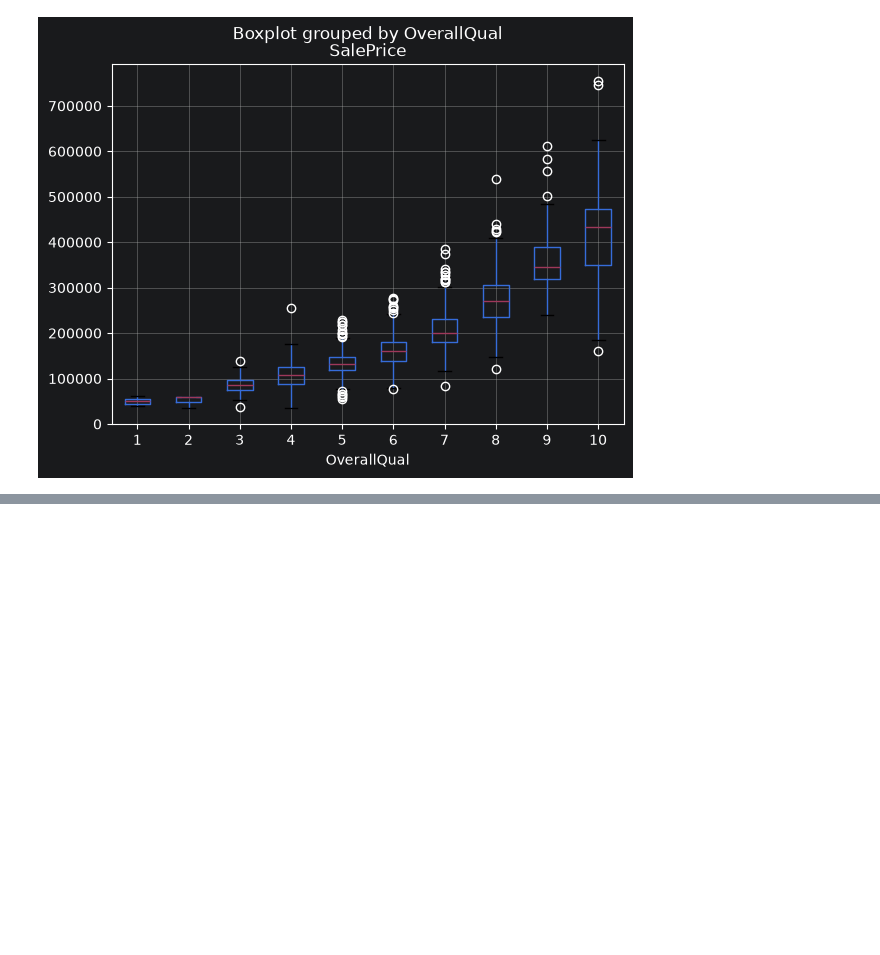
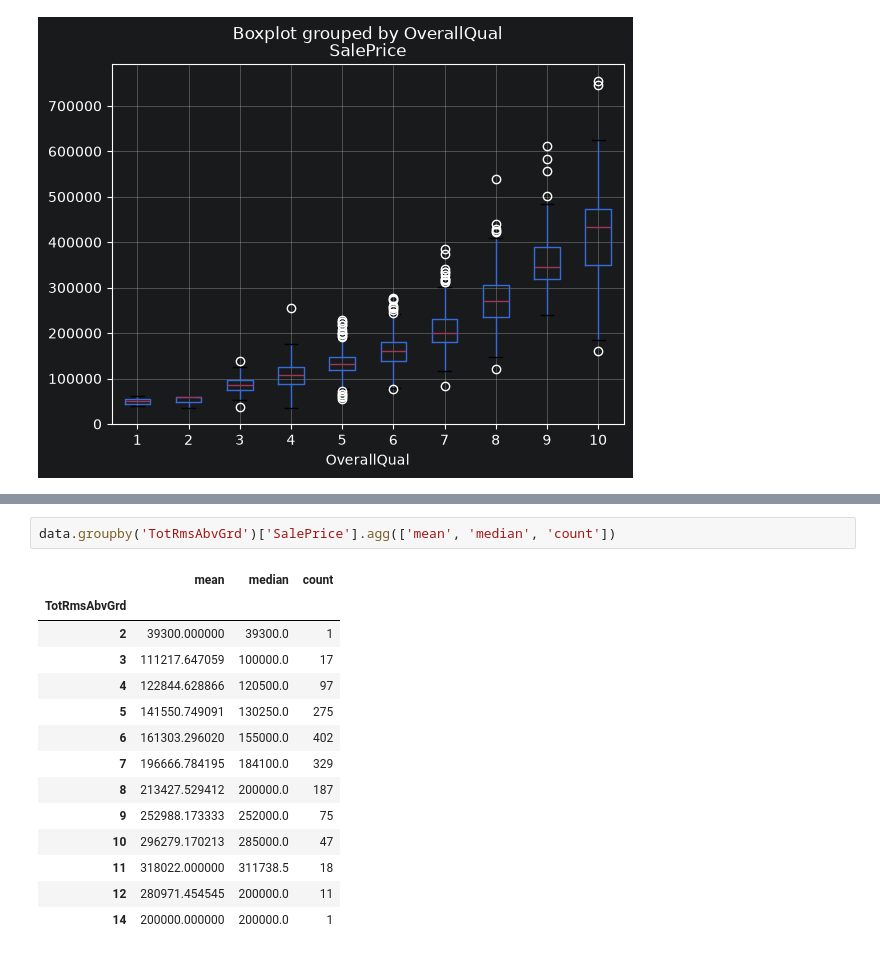
Before and after one commit to xJacoob/MachineLearning, a Jupyter notebook: HousePrices/house_eda.ipynb, the cells around one changed output, grey strips where cells are left out. Drawn from its saved outputs; the diff is of its cells as text; blank space fills up the shorter version.

```diff
--- a/HousePrices/house_eda.ipynb
+++ b/HousePrices/house_eda.ipynb
@@ -197,0 +258,17 @@ data.boxplot(column='SalePrice', by='OverallQual')
+# %%
+data.groupby('TotRmsAbvGrd')['SalePrice'].agg(['mean', 'median', 'count'])
+# %% [output]
+|  | mean | median | count |
+| TotRmsAbvGrd |  |  |  |
+| 2 | 39300.000000 | 39300.0 | 1 |
+| 3 | 111217.647059 | 100000.0 | 17 |
+| 4 | 122844.628866 | 120500.0 | 97 |
+| 5 | 141550.749091 | 130250.0 | 275 |
+| 6 | 161303.296020 | 155000.0 | 402 |
+| 7 | 196666.784195 | 184100.0 | 329 |
+| 8 | 213427.529412 | 200000.0 | 187 |
+| 9 | 252988.173333 | 252000.0 | 75 |
+| 10 | 296279.170213 | 285000.0 | 47 |
+| 11 | 318022.000000 | 311738.5 | 18 |
+| 12 | 280971.454545 | 200000.0 | 11 |
+| 14 | 200000.000000 | 200000.0 | 1 |
```
Also changed, not shown: parts of 9 cells of this notebook, 2 other files.
